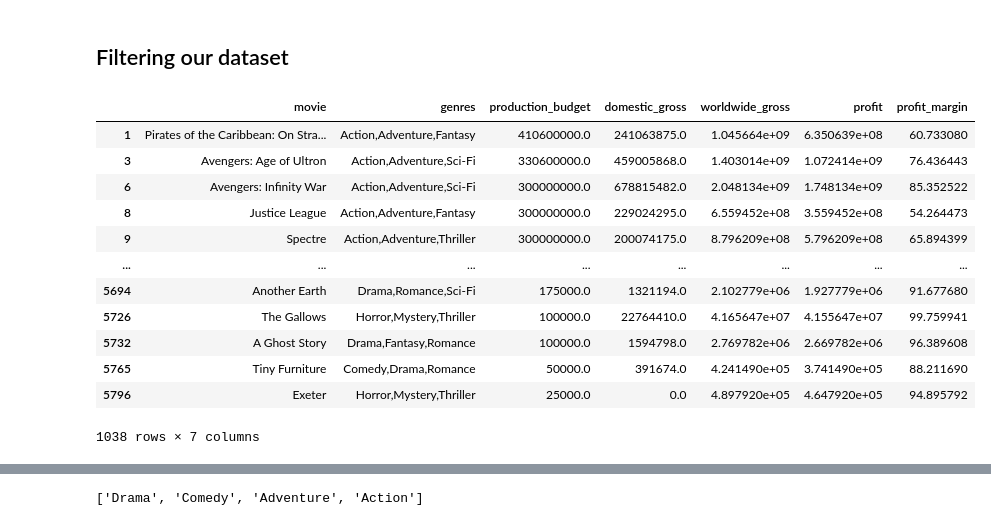
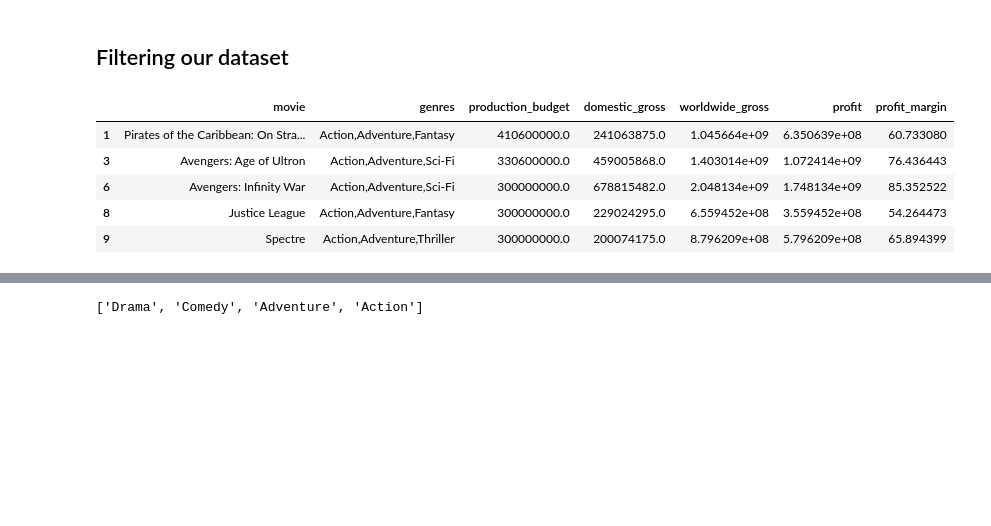
Before and after one commit to soohyunnie/avocoder-group-3-movie-analysis, a Jupyter notebook: Final_Notebook.ipynb, the cells around one changed output, grey strips where cells are left out. Saved outputs shown, nothing was run; the diff lists cells and outputs as text; code cells hidden in the pictures; blank space fills up the shorter version.

```diff
--- a/Final_Notebook.ipynb
+++ b/Final_Notebook.ipynb
@@ -254,21 +251,14 @@ condensed_profit
 # %% [markdown]
 ## Filtering our dataset ##
 # %%
-# Dropping anything with a negative profit margin, as we only want to see succesful films
+# Dropping anything with a negative profit margin, as we only want to see successful films
 filtered_df = condensed_profit[condensed_profit['profit_margin'] >= 0]
-filtered_df
+filtered_df.head()
 # %% [output]
 |  | movie | genres | production_budget | domestic_gross | worldwide_gross | profit | profit_margin |
 | 1 | Pirates of the Caribbean: On Stra... | Action,Adventure,Fantasy | 410600000.0 | 241063875.0 | 1.045664e+09 | 6.350639e+08 | 60.733080 |
 | 3 | Avengers: Age of Ultron | Action,Adventure,Sci-Fi | 330600000.0 | 459005868.0 | 1.403014e+09 | 1.072414e+09 | 76.436443 |
 | 6 | Avengers: Infinity War | Action,Adventure,Sci-Fi | 300000000.0 | 678815482.0 | 2.048134e+09 | 1.748134e+09 | 85.352522 |
 | 8 | Justice League | Action,Adventure,Fantasy | 300000000.0 | 229024295.0 | 6.559452e+08 | 3.559452e+08 | 54.264473 |
 | 9 | Spectre | Action,Adventure,Thriller | 300000000.0 | 200074175.0 | 8.796209e+08 | 5.796209e+08 | 65.894399 |
-| ... | ... | ... | ... | ... | ... | ... | ... |
-| 5694 | Another Earth | Drama,Romance,Sci-Fi | 175000.0 | 1321194.0 | 2.102779e+06 | 1.927779e+06 | 91.677680 |
-| 5726 | The Gallows | Horror,Mystery,Thriller | 100000.0 | 22764410.0 | 4.165647e+07 | 4.155647e+07 | 99.759941 |
-| 5732 | A Ghost Story | Drama,Fantasy,Romance | 100000.0 | 1594798.0 | 2.769782e+06 | 2.669782e+06 | 96.389608 |
-| 5765 | Tiny Furniture | Comedy,Drama,Romance | 50000.0 | 391674.0 | 4.241490e+05 | 3.741490e+05 | 88.211690 |
-| 5796 | Exeter | Horror,Mystery,Thriller | 25000.0 | 0.0 | 4.897920e+05 | 4.647920e+05 | 94.895792 |
-1038 rows × 7 columns
 # %%
```
Also changed, not shown: parts of 14 cells of this notebook, 2 other files.
